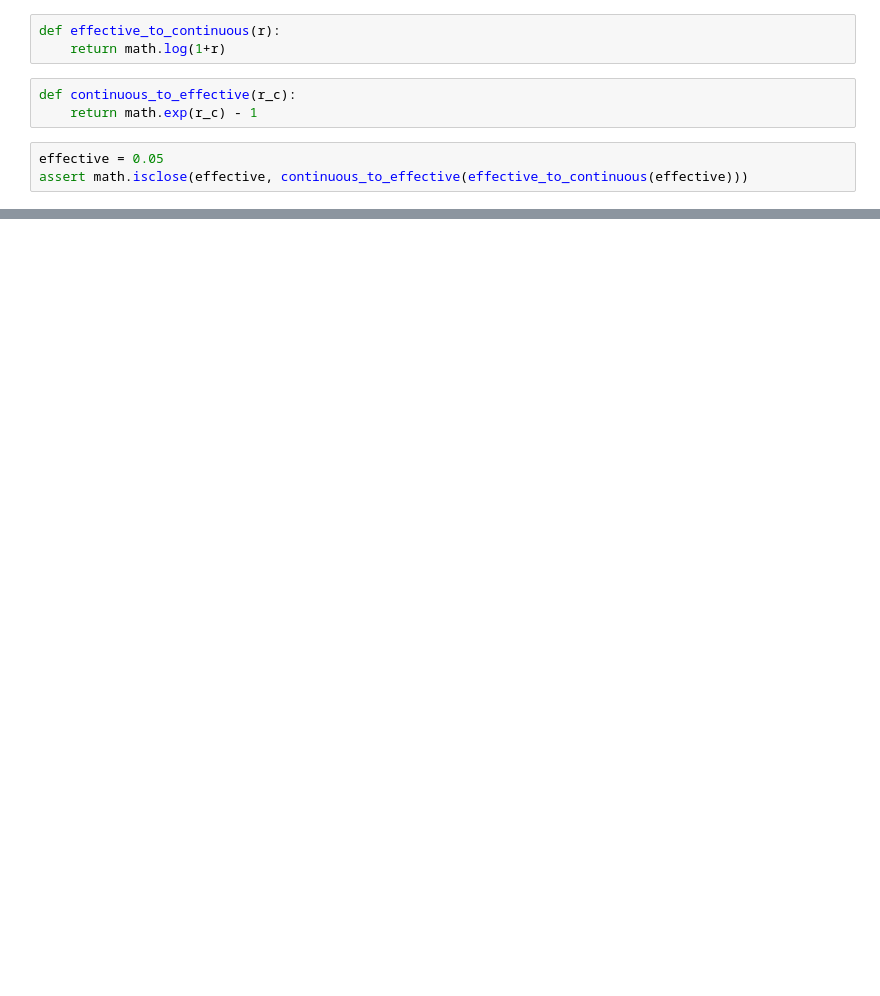
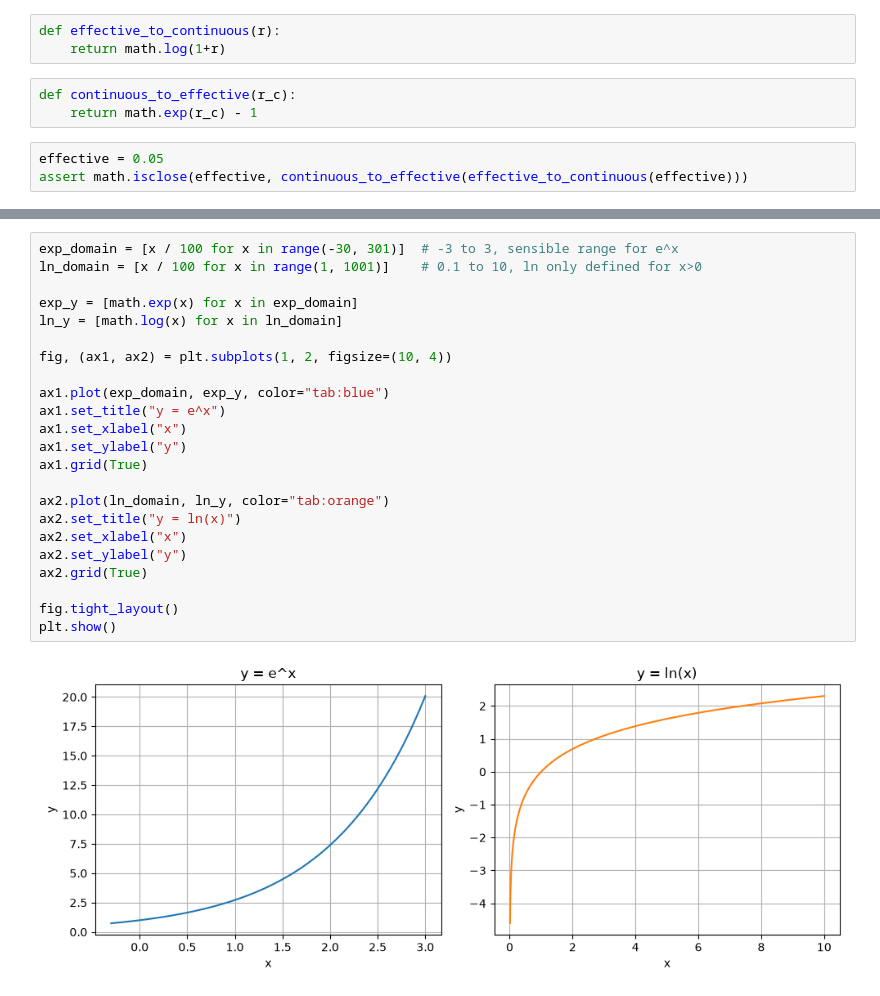
Before and after one commit to kjenzri/foundations_calculus, a Jupyter notebook: w02.ipynb, the cells around one changed output, grey strips where cells are left out. Cells and saved outputs as stored; diff of their text form; blank space fills up the shorter version.

```diff
--- a/w02.ipynb
+++ b/w02.ipynb
@@ -51,0 +68,25 @@ assert math.isclose(effective, continuous_to_effective(effective_to_continuous(e
+# %%
+exp_domain = [x / 100 for x in range(-30, 301)]  # -3 to 3, sensible range for e^x
+ln_domain = [x / 100 for x in range(1, 1001)]    # 0.1 to 10, ln only defined for x>0
+
+exp_y = [math.exp(x) for x in exp_domain]
+ln_y = [math.log(x) for x in ln_domain]
+
+fig, (ax1, ax2) = plt.subplots(1, 2, figsize=(10, 4))
+
+ax1.plot(exp_domain, exp_y, color="tab:blue")
+ax1.set_title("y = e^x")
+ax1.set_xlabel("x")
+ax1.set_ylabel("y")
+ax1.grid(True)
+
+ax2.plot(ln_domain, ln_y, color="tab:orange")
+ax2.set_title("y = ln(x)")
+ax2.set_xlabel("x")
+ax2.set_ylabel("y")
+ax2.grid(True)
+
+fig.tight_layout()
+plt.show()
+# %% [output]
+[figure, added]
```
Also changed, not shown: parts of 3 cells of this notebook.
